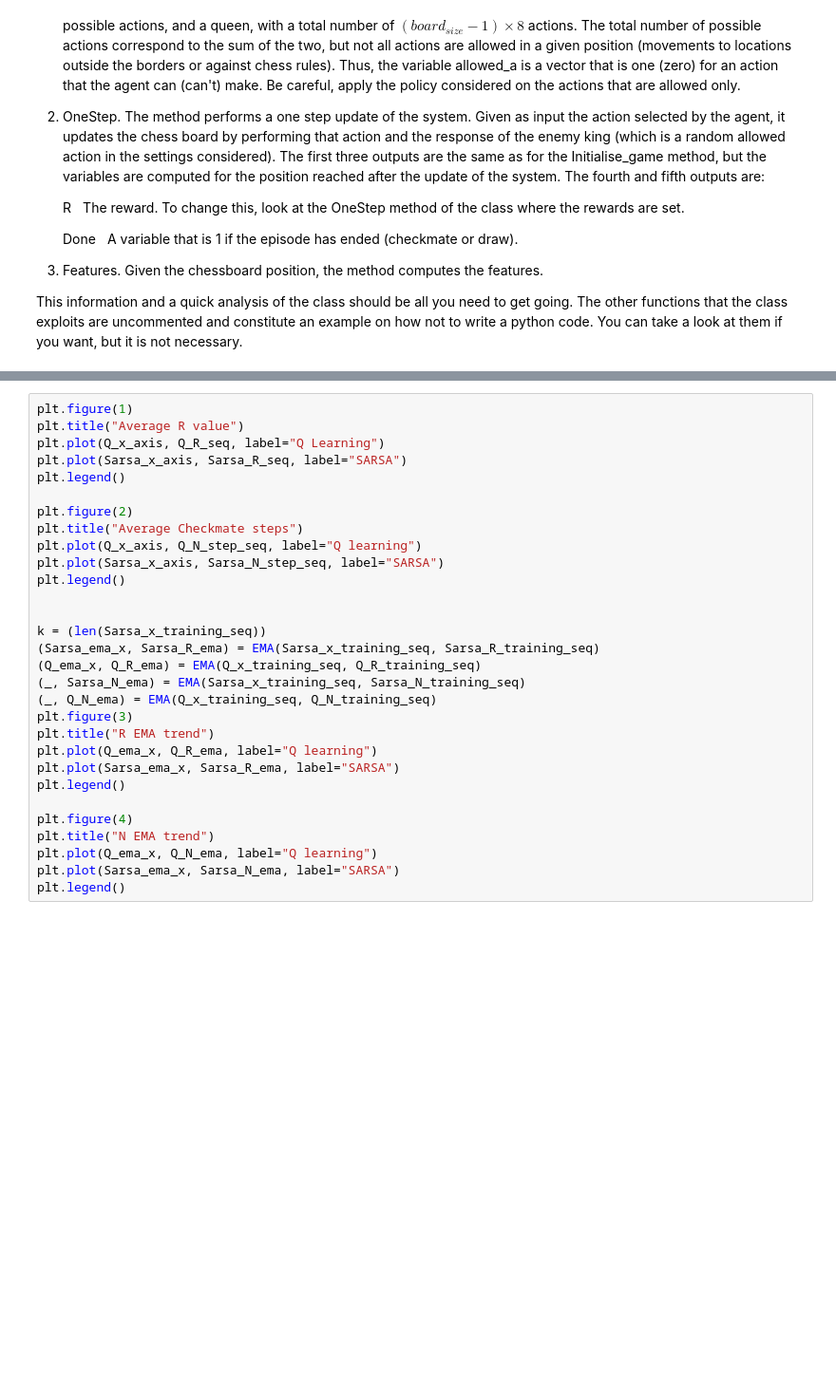
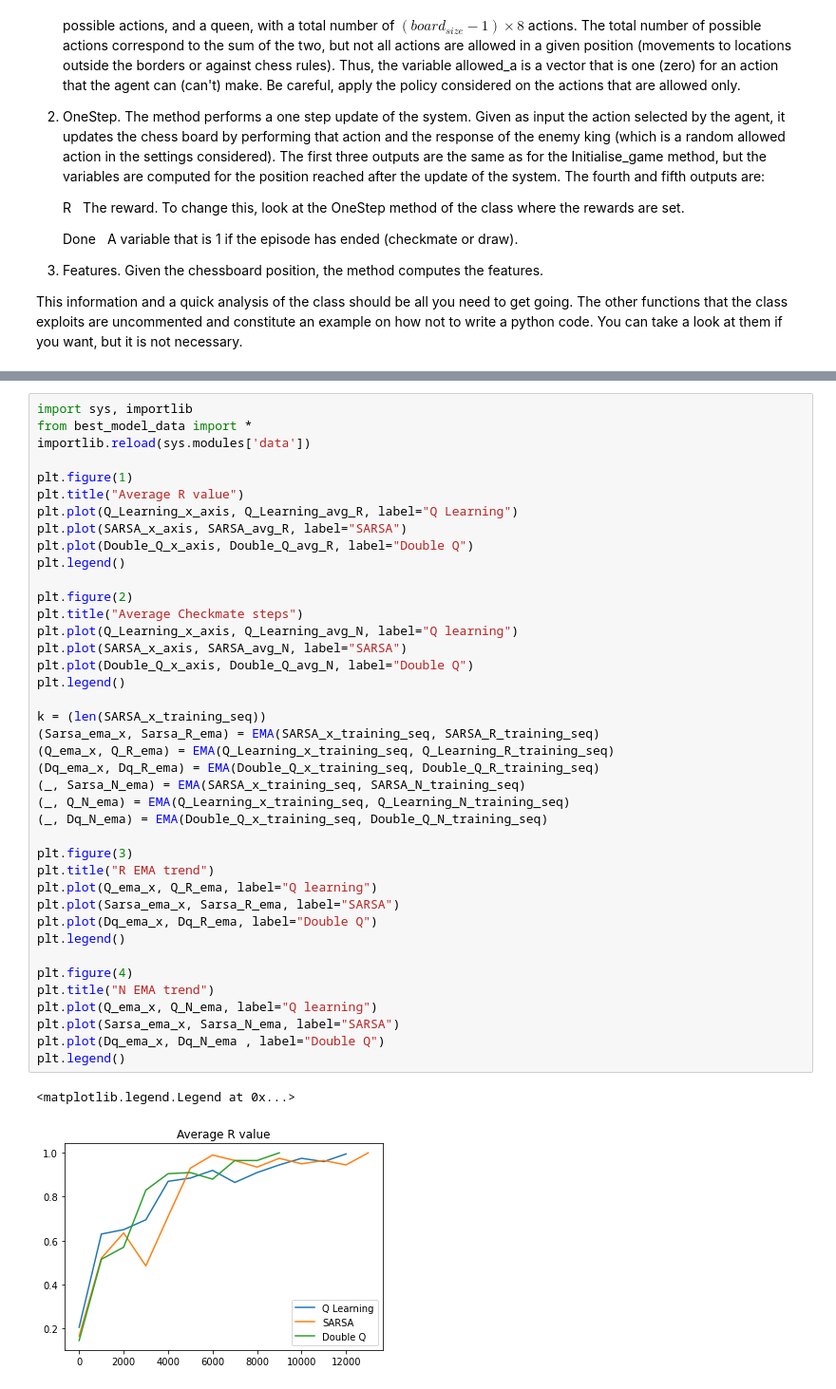
Before and after one commit to JunTu-XD/RL-Checkmate, a Jupyter notebook: Assignment.ipynb, the cells around one changed output, grey strips where cells are left out. Shown: that part at 95% size. Drawn from its saved outputs; the diff is of its cells as text; blank space fills up the shorter version.

```diff
--- a/Assignment.ipynb
+++ b/Assignment.ipynb
@@ -270,30 +314,43 @@ test(lambda X_in: sarsa_v.sarsa_value(X_in), "Sarsa_agent")
 # %%
+import sys, importlib
+from best_model_data import *
+importlib.reload(sys.modules['data'])
+
 plt.figure(1)
 plt.title("Average R value")
-plt.plot(Q_x_axis, Q_R_seq, label="Q Learning")
-plt.plot(Sarsa_x_axis, Sarsa_R_seq, label="SARSA")
+plt.plot(Q_Learning_x_axis, Q_Learning_avg_R, label="Q Learning")
+plt.plot(SARSA_x_axis, SARSA_avg_R, label="SARSA")
+plt.plot(Double_Q_x_axis, Double_Q_avg_R, label="Double Q")
 plt.legend()
 
 plt.figure(2)
 plt.title("Average Checkmate steps")
-plt.plot(Q_x_axis, Q_N_step_seq, label="Q learning")
-plt.plot(Sarsa_x_axis, Sarsa_N_step_seq, label="SARSA")
+plt.plot(Q_Learning_x_axis, Q_Learning_avg_N, label="Q learning")
+plt.plot(SARSA_x_axis, SARSA_avg_N, label="SARSA")
+plt.plot(Double_Q_x_axis, Double_Q_avg_N, label="Double Q")
 plt.legend()
 
+k = (len(SARSA_x_training_seq))
+(Sarsa_ema_x, Sarsa_R_ema) = EMA(SARSA_x_training_seq, SARSA_R_training_seq)
+(Q_ema_x, Q_R_ema) = EMA(Q_Learning_x_training_seq, Q_Learning_R_training_seq)
+(Dq_ema_x, Dq_R_ema) = EMA(Double_Q_x_training_seq, Double_Q_R_training_seq)
+(_, Sarsa_N_ema) = EMA(SARSA_x_training_seq, SARSA_N_training_seq)
+(_, Q_N_ema) = EMA(Q_Learning_x_training_seq, Q_Learning_N_training_seq)
+(_, Dq_N_ema) = EMA(Double_Q_x_training_seq, Double_Q_N_training_seq)
 
-k = (len(Sarsa_x_training_seq))
-(Sarsa_ema_x, Sarsa_R_ema) = EMA(Sarsa_x_training_seq, Sarsa_R_training_seq)
-(Q_ema_x, Q_R_ema) = EMA(Q_x_training_seq, Q_R_training_seq)
-(_, Sarsa_N_ema) = EMA(Sarsa_x_training_seq, Sarsa_N_training_seq)
-(_, Q_N_ema) = EMA(Q_x_training_seq, Q_N_training_seq)
 plt.figure(3)
 plt.title("R EMA trend")
 plt.plot(Q_ema_x, Q_R_ema, label="Q learning")
 plt.plot(Sarsa_ema_x, Sarsa_R_ema, label="SARSA")
+plt.plot(Dq_ema_x, Dq_R_ema, label="Double Q")
 plt.legend()
 
 plt.figure(4)
 plt.title("N EMA trend")
 plt.plot(Q_ema_x, Q_N_ema, label="Q learning")
 plt.plot(Sarsa_ema_x, Sarsa_N_ema, label="SARSA")
+plt.plot(Dq_ema_x, Dq_N_ema , label="Double Q")
 plt.legend()
+# %% [output]
+<matplotlib.legend.Legend at 0x...>
+[figure, added]
```
Also changed, not shown: parts of 19 cells of this notebook, 16 other files.
